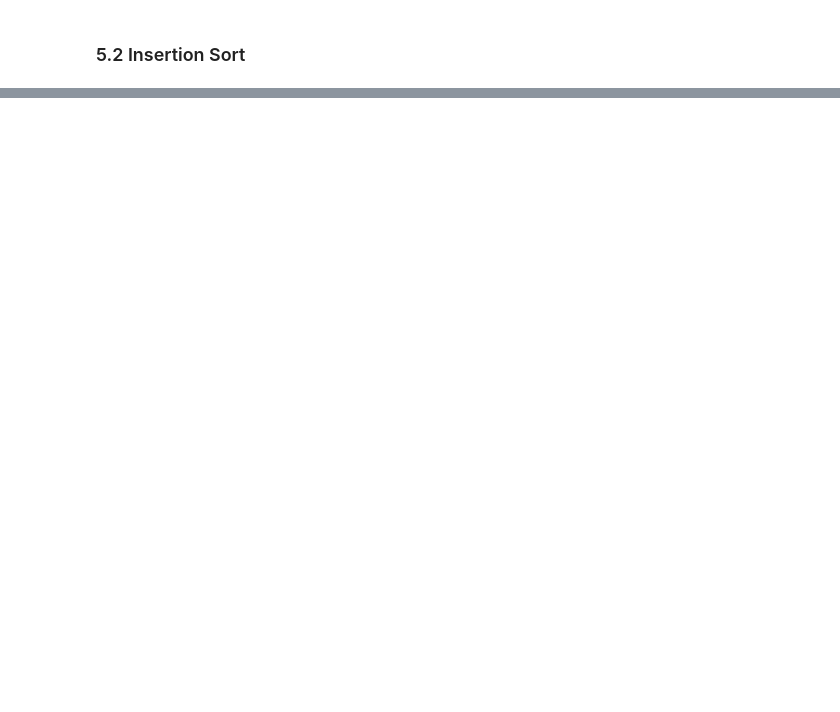
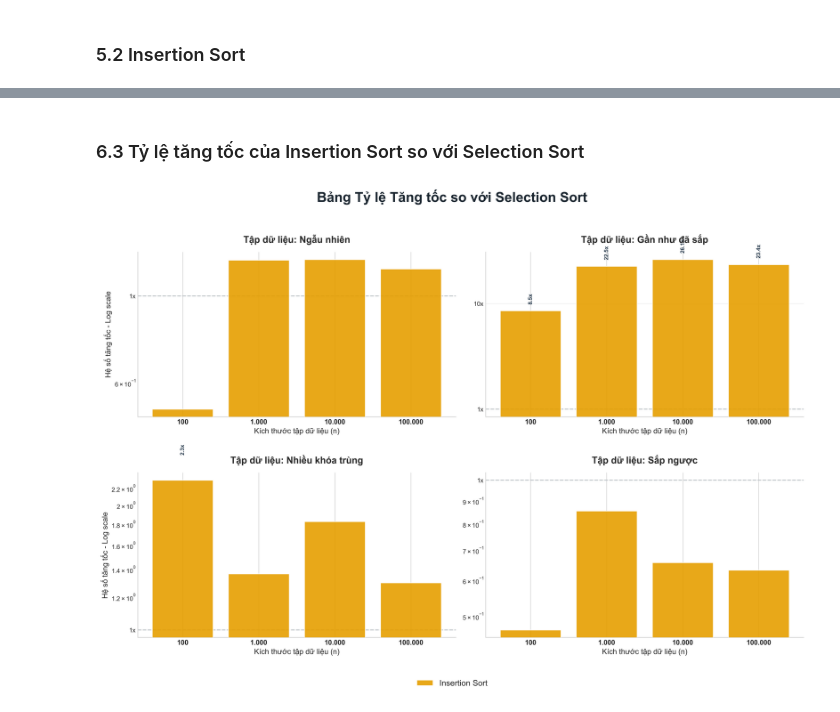
Before and after one commit to cyhapun/sorting-algorithms-benchmark, a Jupyter notebook: notebook/algorithm_n2.ipynb, the cells around one changed output, grey strips where cells are left out. Drawn from its saved outputs; the diff is of its cells as text; code cells hidden in the pictures; blank space fills up the shorter version.

```diff
--- a/notebook/algorithm_n2.ipynb
+++ b/notebook/algorithm_n2.ipynb
@@ -153,0 +314,12 @@ print("Đã lưu kết quả O(n^2) thành công!")
+# %% [markdown]
+### 6.3 Tỷ lệ tăng tốc của Insertion Sort so với Selection Sort
+# %%
+plot_algorithm_speedup_grid(
+    all_algo_results,
+    sizes,
+    datasets,
+    baseline_algo_name="Selection Sort",
+    title="Bảng Tỷ lệ Tăng tốc so với Selection Sort",
+)
+# %% [output]
+[figure, added]
```
Also changed, not shown: parts of 28 cells of this notebook, 2 other files.
